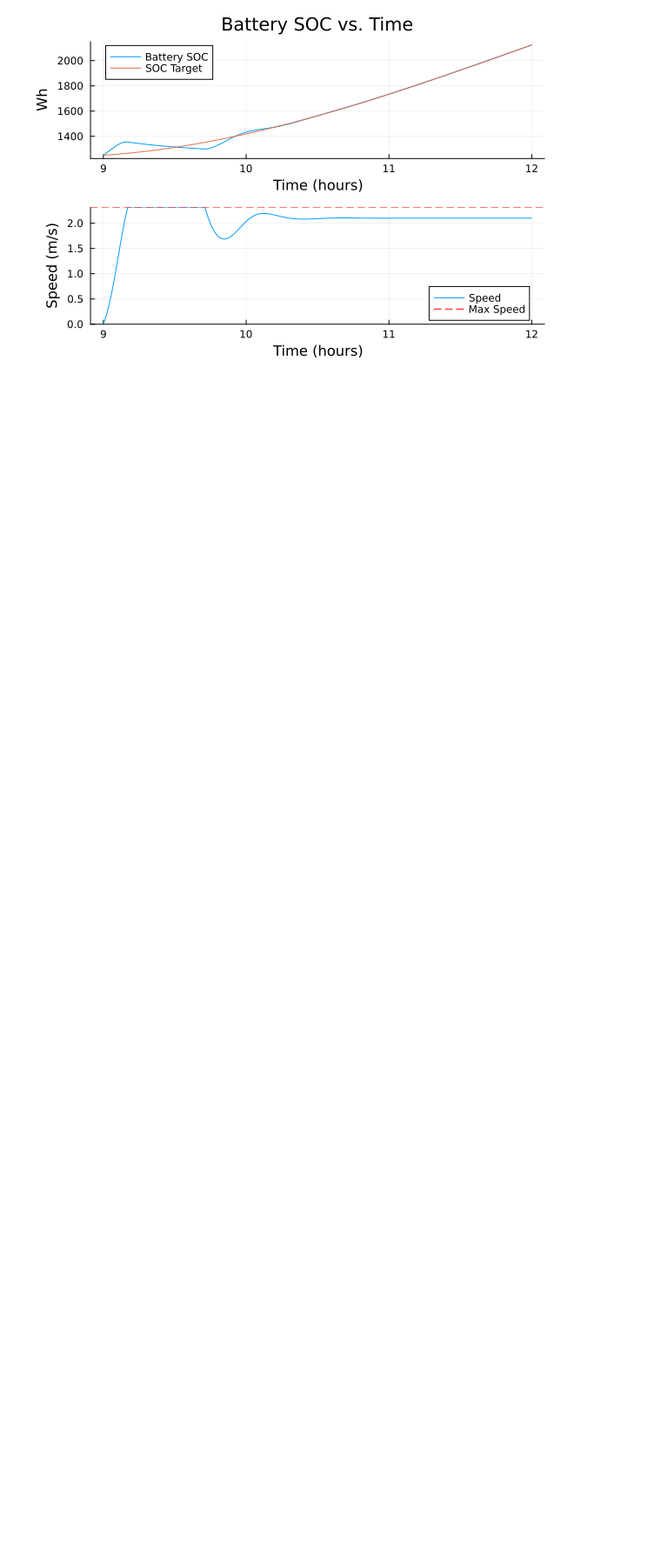
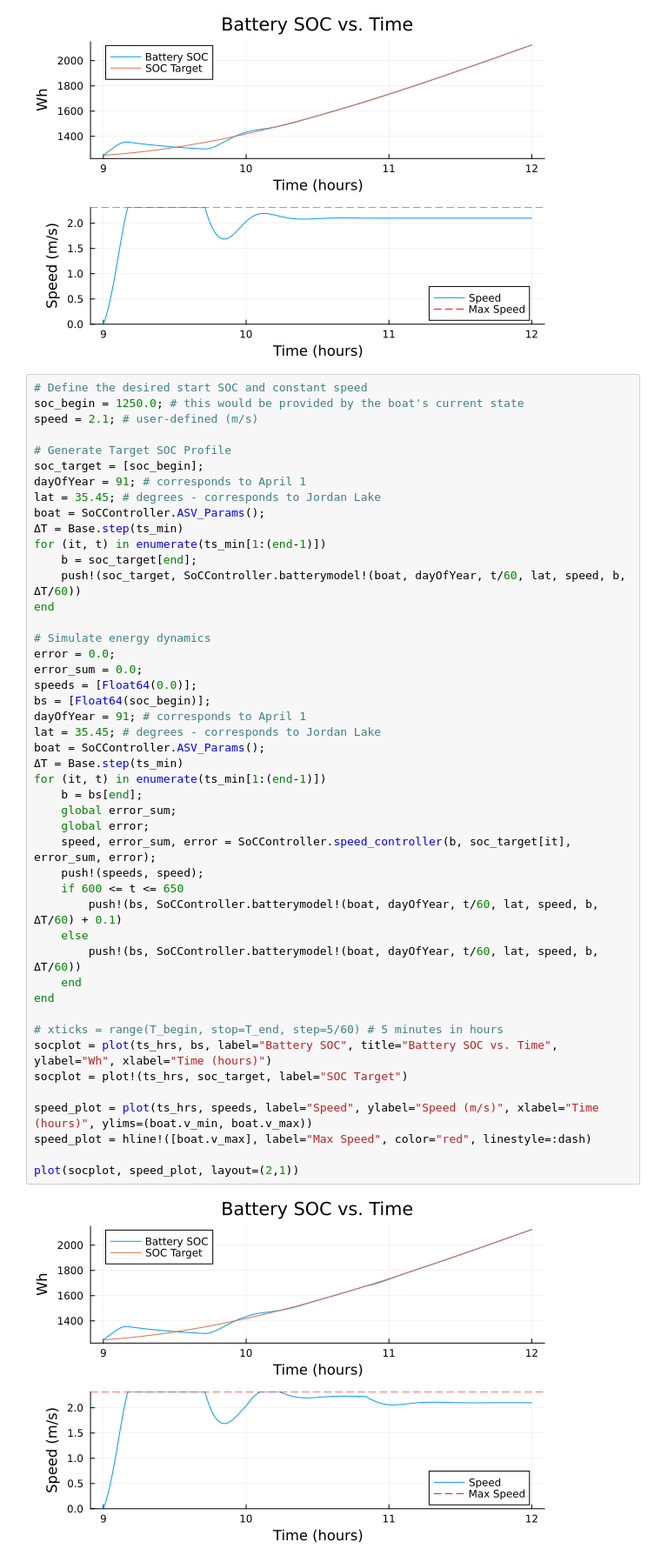
Before and after one commit to dasc-lab/adaptive-ocean-exploration-sim, a Jupyter notebook: notebooks/speed_control_proposal.ipynb, the cells around one changed output. Shown at 87% size. Cells and saved outputs as stored; diff of their text form; blank space fills up the shorter version.

Commit message:
Updated speed control and estimation plots

```diff
--- a/notebooks/speed_control_proposal.ipynb
+++ b/notebooks/speed_control_proposal.ipynb
@@ -267,3 +266,51 @@ speed_plot = hline!([boat.v_max], label="Max Speed", color="red", linestyle=:das
 plot(socplot, speed_plot, layout=(2,1))
 # %% [output]
 [figure]
+# %%
+# Define the desired start SOC and constant speed
+soc_begin = 1250.0; # this would be provided by the boat's current state
+speed = 2.1; # user-defined (m/s)
+
+# Generate Target SOC Profile
+soc_target = [soc_begin];
+dayOfYear = 91; # corresponds to April 1
+lat = 35.45; # degrees - corresponds to Jordan Lake
+boat = SoCController.ASV_Params();
+ΔT = Base.step(ts_min)
+for (it, t) in enumerate(ts_min[1:(end-1)])
+    b = soc_target[end];
+    push!(soc_target, SoCController.batterymodel!(boat, dayOfYear, t/60, lat, speed, b, ΔT/60))
+end
+
+# Simulate energy dynamics
+error = 0.0;
+error_sum = 0.0;
+speeds = [Float64(0.0)];
+bs = [Float64(soc_begin)];
+dayOfYear = 91; # corresponds to April 1
+lat = 35.45; # degrees - corresponds to Jordan Lake
+boat = SoCController.ASV_Params();
+ΔT = Base.step(ts_min)
+for (it, t) in enumerate(ts_min[1:(end-1)])
+    b = bs[end];
+    global error_sum;
+    global error;
+    speed, error_sum, error = SoCController.speed_controller(b, soc_target[it], error_sum, error);
+    push!(speeds, speed);
+    if 600 <= t <= 650
+        push!(bs, SoCController.batterymodel!(boat, dayOfYear, t/60, lat, speed, b, ΔT/60) + 0.1)
+    else
+        push!(bs, SoCController.batterymodel!(boat, dayOfYear, t/60, lat, speed, b, ΔT/60))
+    end
+end
+
+# xticks = range(T_begin, stop=T_end, step=5/60) # 5 minutes in hours
+socplot = plot(ts_hrs, bs, label="Battery SOC", title="Battery SOC vs. Time", ylabel="Wh", xlabel="Time (hours)")
+socplot = plot!(ts_hrs, soc_target, label="SOC Target")
+
+speed_plot = plot(ts_hrs, speeds, label="Speed", ylabel="Speed (m/s)", xlabel="Time (hours)", ylims=(boat.v_min, boat.v_max))
+speed_plot = hline!([boat.v_max], label="Max Speed", color="red", linestyle=:dash)
+
+plot(socplot, speed_plot, layout=(2,1))
+# %% [output]
+[figure, added]
```
Also changed, not shown: parts of 2 cells of this notebook, 12 other files.
